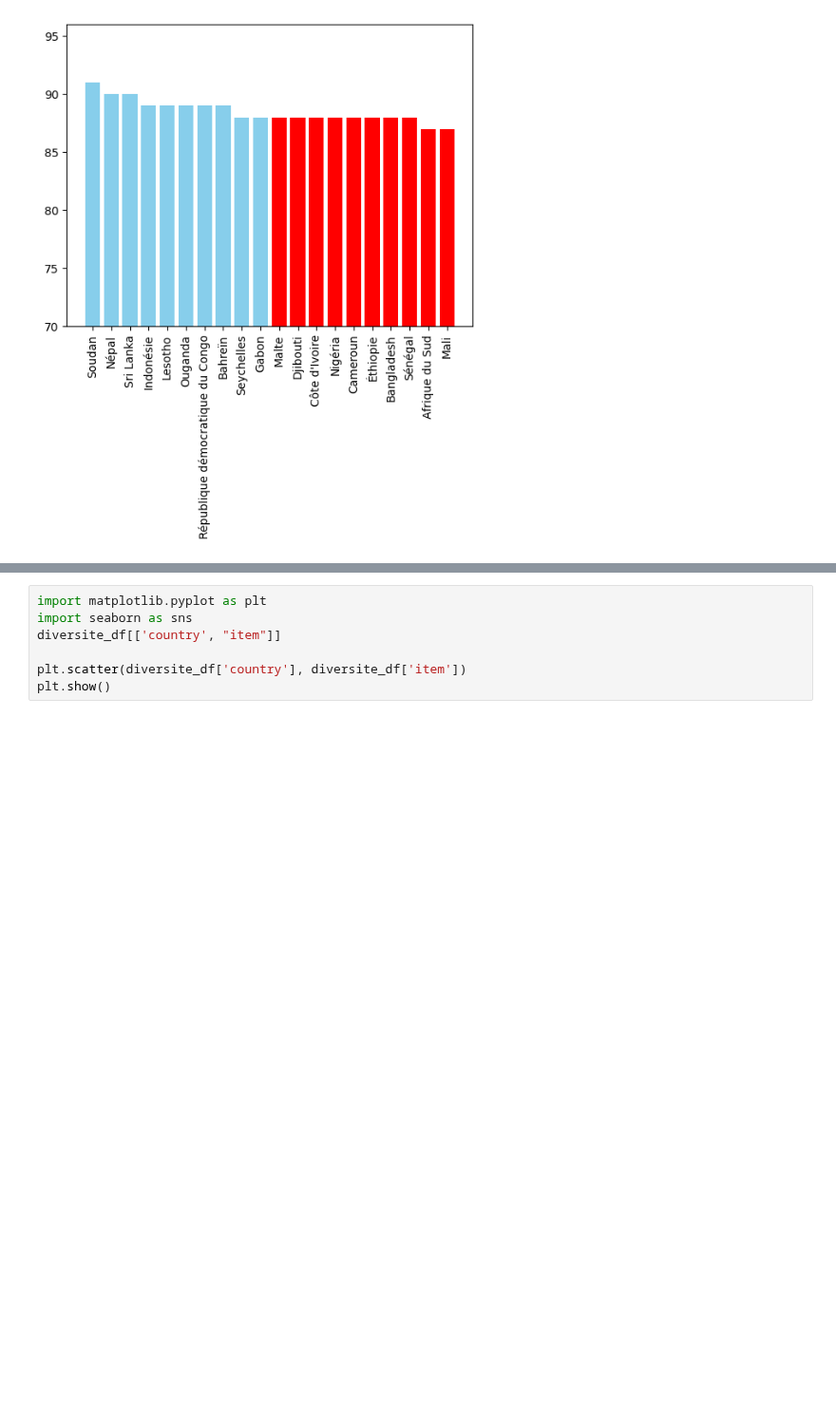
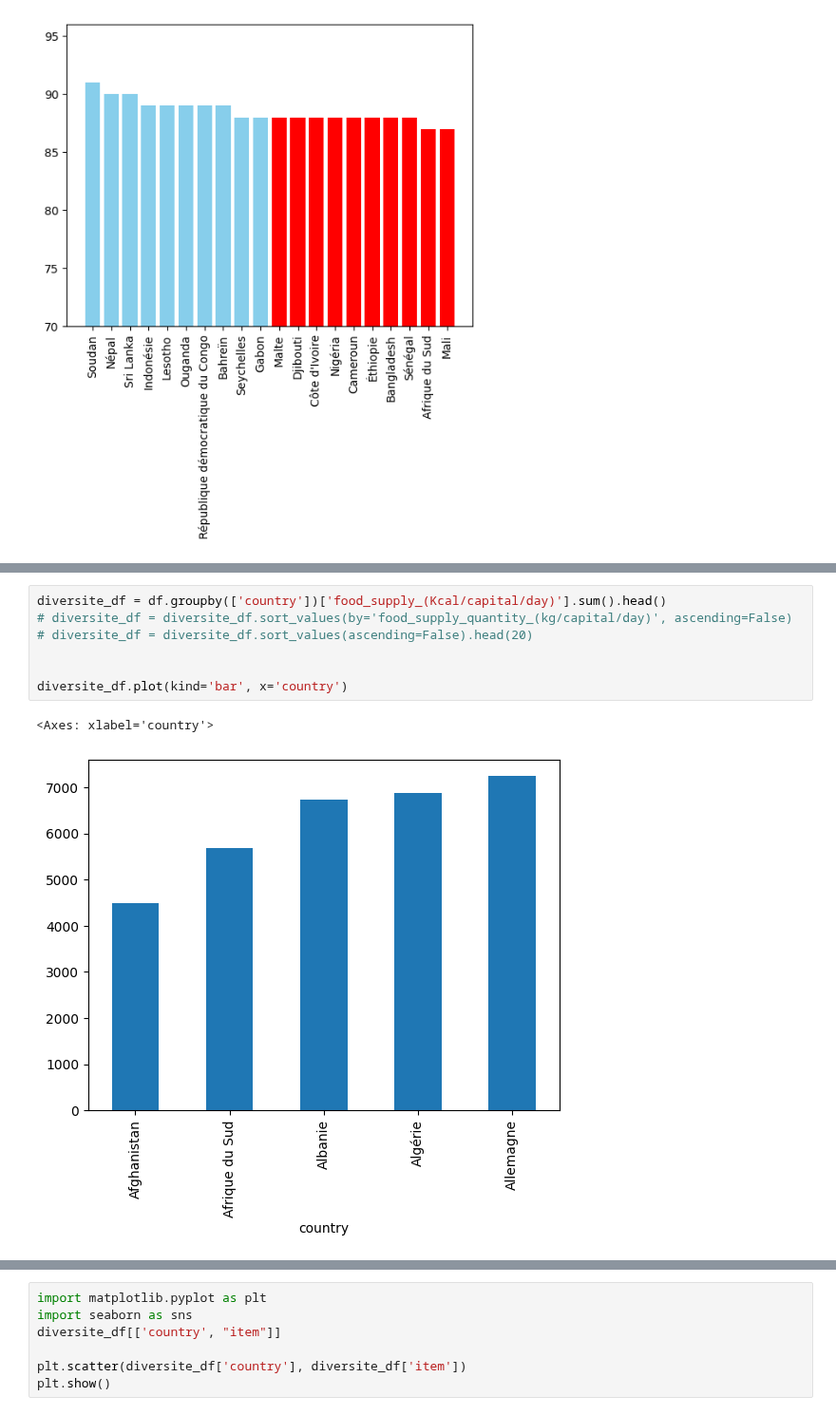
Before and after one commit to Melobgn/Brief-pandas-SEM, a Jupyter notebook: dataframes.ipynb, the cells around one changed output, grey strips where cells are left out. Shown at 95% size. Cells and saved outputs as stored; diff of their text form; blank space fills up the shorter version.

```diff
--- a/dataframes.ipynb
+++ b/dataframes.ipynb
@@ -481,3 +481,13 @@ diversite_df.plot(kind='bar', x='country', logy=True)
 # %% [output]
 <Axes: xlabel='country'>
 [figure]
+# %%
+diversite_df = df.groupby(['country'])['food_supply_(Kcal/capital/day)'].sum().head()
+# diversite_df = diversite_df.sort_values(by='food_supply_quantity_(kg/capital/day)', ascending=False)
+# diversite_df = diversite_df.sort_values(ascending=False).head(20)
+
+
+diversite_df.plot(kind='bar', x='country')
+# %% [output]
+<Axes: xlabel='country'>
+[figure, added]
```
Also changed, not shown: parts of 7 cells of this notebook, 2 other files.
